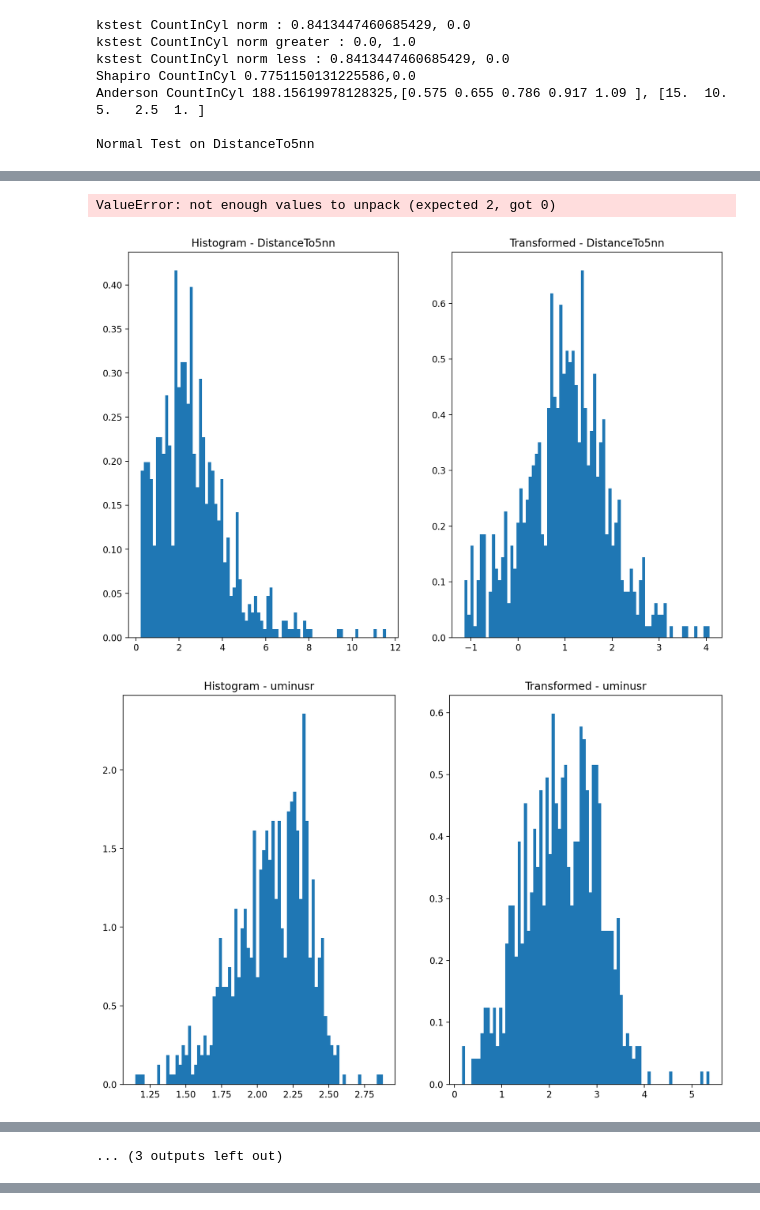
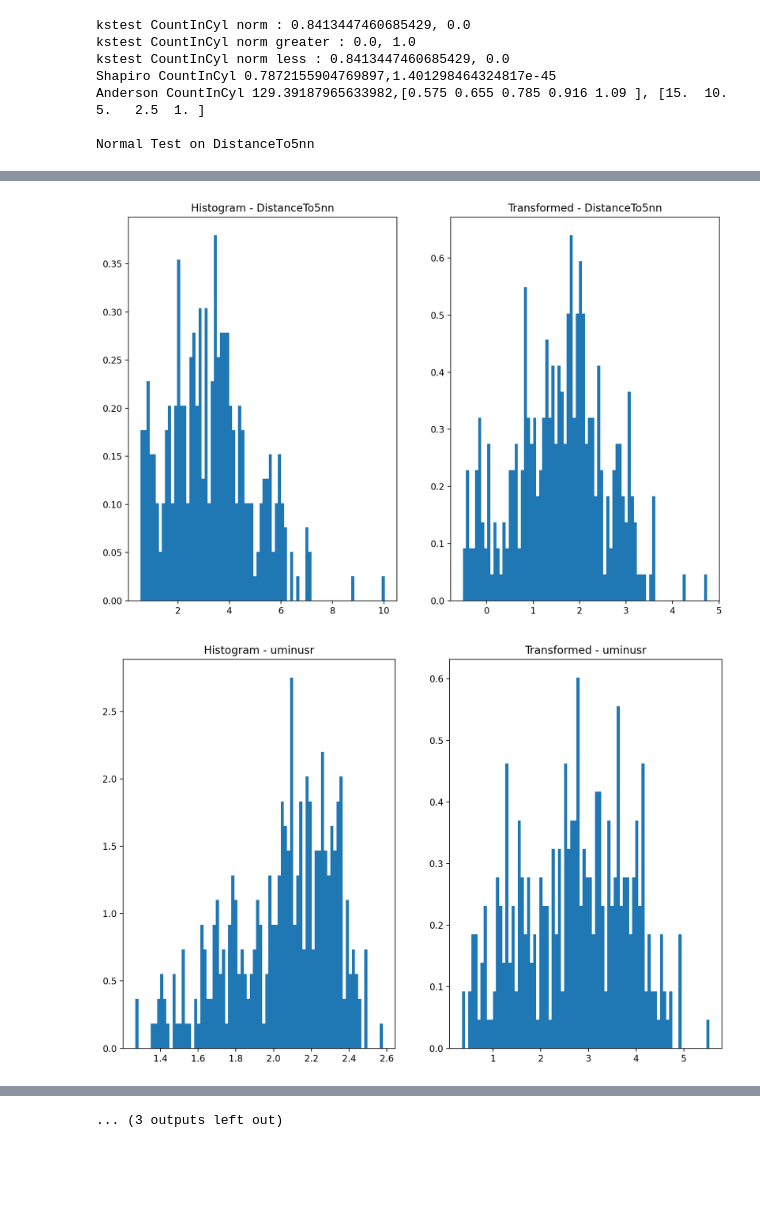
Before and after one commit to KeithSloan/MSc_Project, a Jupyter notebook: Jupyter/AstropyTable/Pearson-Galaxy_Env.ipynb, the cells around one changed output, grey strips where cells are left out. Saved outputs shown, nothing was run; the diff lists cells and outputs as text; code cells hidden in the pictures; blank space fills up the shorter version.

```diff
--- a/Jupyter/AstropyTable/Pearson-Galaxy_Env.ipynb
+++ b/Jupyter/AstropyTable/Pearson-Galaxy_Env.ipynb
@@ -10,8 +10,11 @@ RawMassEClassEmeasure = Table.read('../../GAMA_Data/EMassEClassEmeasure.fits')
 # CLEAN DATA
 
 BaseRange = RawMassEClassEmeasure[RawMassEClassEmeasure['CountInCyl']> -500]
+BaseRange = BaseRange[BaseRange['SurfaceDensityFlag'] == 0]
+BaseRange = BaseRange[BaseRange['AGEDenParFlag'] == 0]
+BaseRange = BaseRange[BaseRange['CountInCylFlag'] == 0]
+BaseRange = BaseRange[BaseRange['uminusr']> 0.001]
 BaseRange = BaseRange[BaseRange['SurfaceDensity']< 50]
-BaseRange = BaseRange[BaseRange['uminusr']> 0.001]
 #Erange = RErange[RErange['uminusr']< 2.7]
 #RErange = RErange[RErange['CountInCyl'] > 0]
 BaseRange['CountInCyl'] = BaseRange['CountInCyl'] + 1
@@ -47,8 +50,11 @@ def transformNone(xfield, binCount) :
    ax1 = fig.add_subplot(1, 2, 1)
    ax1.title.set_text('Histogram - '+xfield)
    ax1.hist(RErange[xfield].data, bins=binCount, density=True)
-   #ret = stats.boxcox(RErange[xfield],lamda,alpha)
    transdata, lamda = stats.boxcox(RErange[xfield])
+   #print(len(ret))
+   #print(ret)
+
+   #transdata, lamda = stats.boxcox(RErange[xfield])
    ax2 = fig.add_subplot(1, 2, 2)
    ax2.title.set_text('Transformed - '+xfield)
    ax2.hist(transdata, bins=binCount, density=True)
@@ -88,17 +94,19 @@ testNorm('uminusr',80)
 testNorm('CountInCyl',35)
 testNorm('DistanceTo5nn',80)
 
-type = ['','Voids','Sheet','Filament','Knot']
-for i in range(1,5) :
+type = ['Voids','Sheet','Filament','Knot']
+for i in range(0,4) :
     RErange = BaseRange[BaseRange['GeoS4'] == i]
     #transformLamda('CountInCyl', 35, 0.7)
     #transformLog('CountInCyl', 10)
-    print('Galaxy Environ Type '+type[i]+' '+str(i))
-    T_DistanceTo5nn = transformNone('DistanceTo5nn',80)
-    T_uminusr = transformNone('uminusr',80)
+    l = len(RErange)
+    print('Galaxy Environ Type '+type[i]+' '+str(i)+' - len : '+str(l))
+    if l > 0 :
+       T_DistanceTo5nn = transformNone('DistanceTo5nn',80)
+       T_uminusr = transformNone('uminusr',80)
 
-    r, p = stats.pearsonr(T_uminusr,T_DistanceTo5nn)
-    print('Pearson test Transformed uminusr versus Transformed DistanceTo5nn '+str(r)+', '+str(p))
+       r, p = stats.pearsonr(T_uminusr,T_DistanceTo5nn)
+       print('Pearson test Transformed uminusr versus Transformed DistanceTo5nn '+str(r)+', '+str(p))
 
 plt.show()
 # %% [output]
@@ -115,7 +123,7 @@ Normal Test on CountInCyl
 kstest CountInCyl norm : 0.8413447460685429, 0.0
 kstest CountInCyl norm greater : 0.0, 1.0
 kstest CountInCyl norm less : 0.8413447460685429, 0.0
-Shapiro CountInCyl 0.7751150131225586,0.0
-Anderson CountInCyl 188.15619978128325,[0.575 0.655 0.786 0.917 1.09 ], [15.  10.   5.   2.5  1. ]
+Shapiro CountInCyl 0.7872155904769897,1.401298464324817e-45
+Anderson CountInCyl 129.39187965633982,[0.575 0.655 0.785 0.916 1.09 ], [15.  10.   5.   2.5  1. ]
 
 Normal Test on DistanceTo5nn
@@ -140,3 +148,2 @@ Galaxy Environ Type Knot 4
-ValueError: not enough values to unpack (expected 2, got 0)
-[figure, old version]
+[figure, new version]
-[figure, old version]
+[figure, new version]
@@ -145 +151,0 @@ ValueError: not enough values to unpack (expected 2, got 0)
-... (3 outputs left out)
@@ -145,0 +153 @@ ValueError: not enough values to unpack (expected 2, got 0)
+... (3 outputs left out)
```
Also changed, not shown: parts of 1 cell of this notebook, 10 other files.
